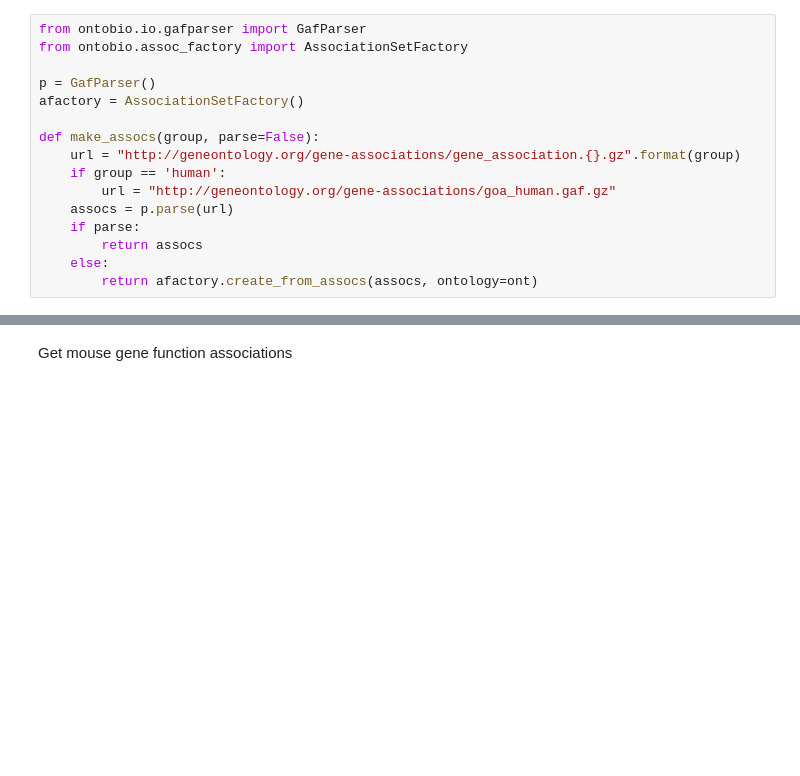
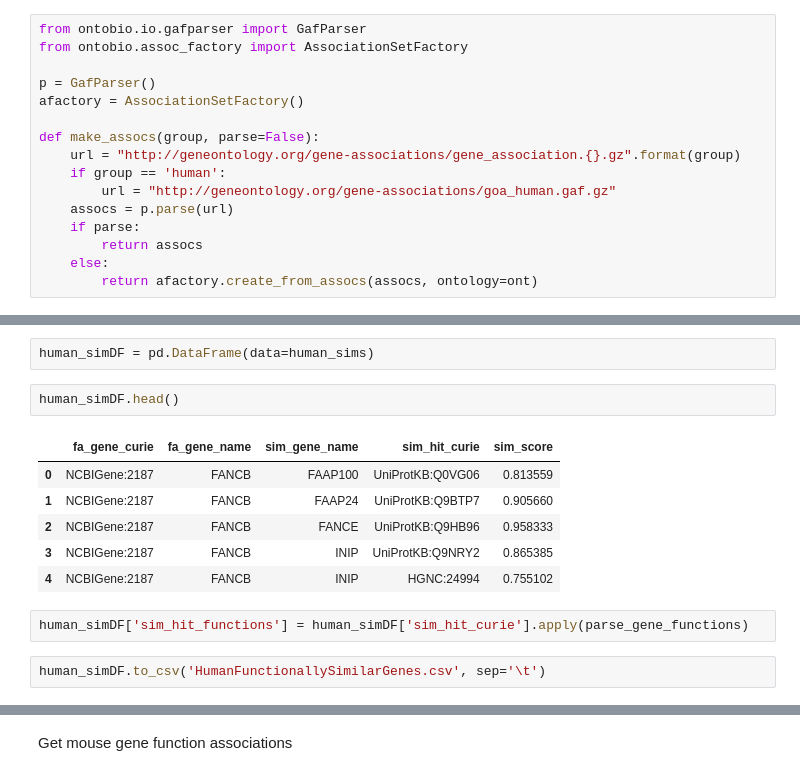
Before and after one commit to ncats/translator-workflows, a Jupyter notebook: Orange_Demonstrator_1_CQs/OrangeQ1.2_GO_Functional_Similarity/CQ1.2.ipynb, the cells around one changed output, grey strips where cells are left out. Drawn from its saved outputs; the diff is of its cells as text; blank space fills up the shorter version.

```diff
--- a/Orange_Demonstrator_1_CQs/OrangeQ1.2_GO_Functional_Similarity/CQ1.2.ipynb
+++ b/Orange_Demonstrator_1_CQs/OrangeQ1.2_GO_Functional_Similarity/CQ1.2.ipynb
@@ -189,0 +223,15 @@ def make_assocs(group, parse=False):
+# %%
+human_simDF = pd.DataFrame(data=human_sims)
+# %%
+human_simDF.head()
+# %% [output]
+|  | fa_gene_curie | fa_gene_name | sim_gene_name | sim_hit_curie | sim_score |
+| 0 | NCBIGene:2187 | FANCB | FAAP100 | UniProtKB:Q0VG06 | 0.813559 |
+| 1 | NCBIGene:2187 | FANCB | FAAP24 | UniProtKB:Q9BTP7 | 0.905660 |
+| 2 | NCBIGene:2187 | FANCB | FANCE | UniProtKB:Q9HB96 | 0.958333 |
+| 3 | NCBIGene:2187 | FANCB | INIP | UniProtKB:Q9NRY2 | 0.865385 |
+| 4 | NCBIGene:2187 | FANCB | INIP | HGNC:24994 | 0.755102 |
+# %%
+human_simDF['sim_hit_functions'] = human_simDF['sim_hit_curie'].apply(parse_gene_functions)
+# %%
+human_simDF.to_csv('HumanFunctionallySimilarGenes.csv', sep='\t')
```
Also changed, not shown: parts of 12 cells of this notebook, 2 other files.
